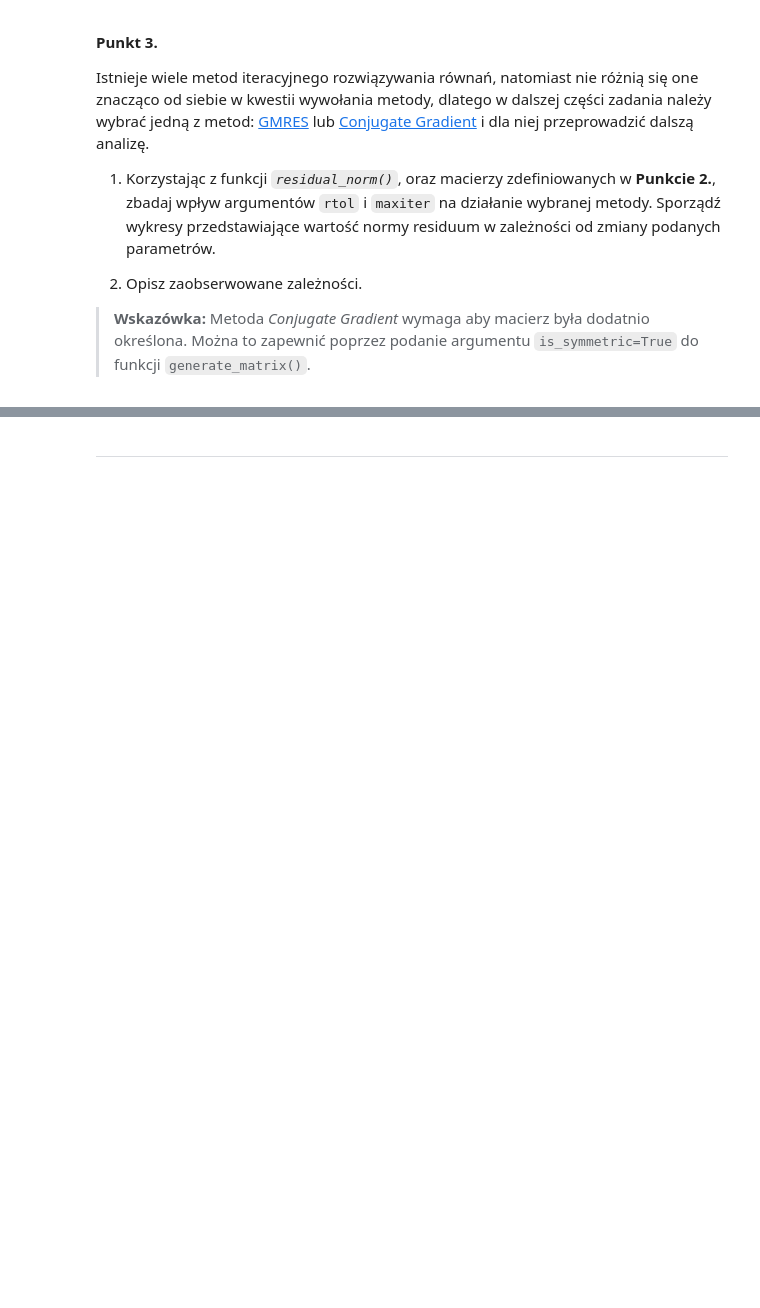
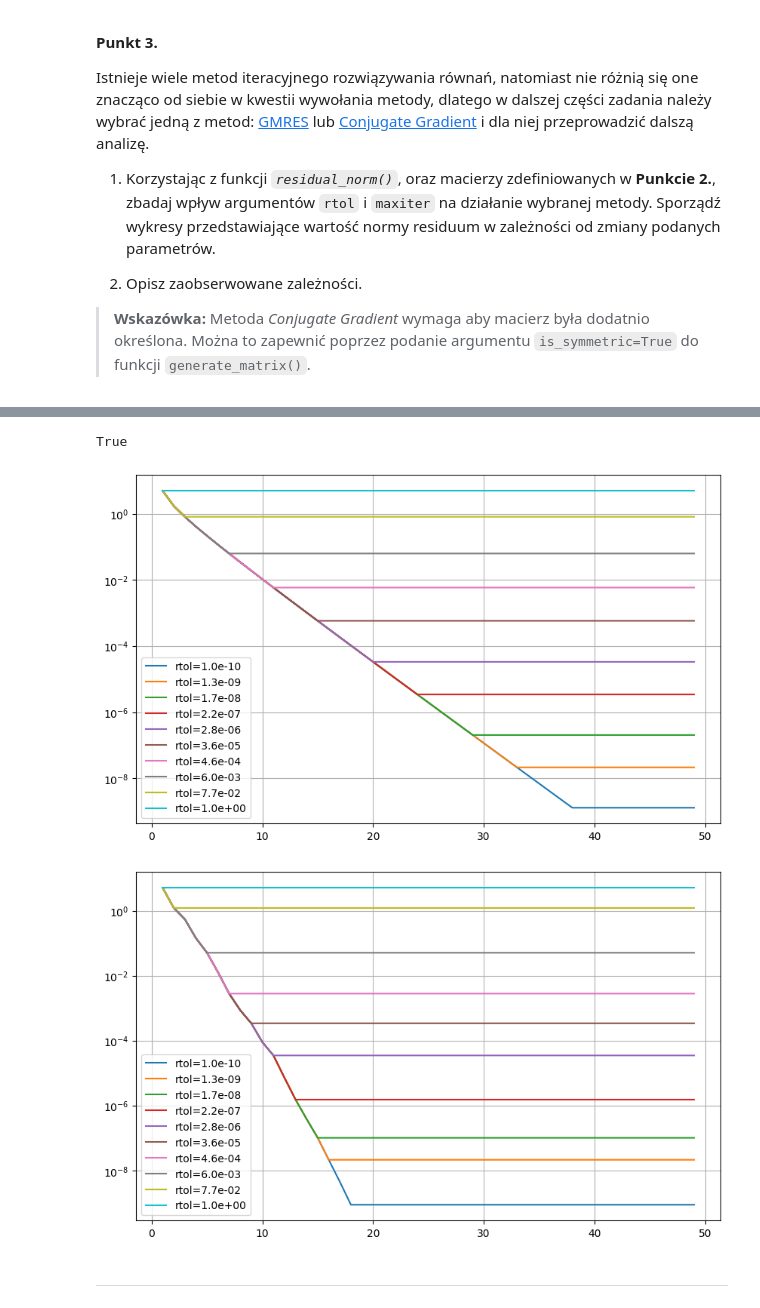
Before and after one commit to MN-KJ-2025/lab-6-sparse-matrix-Magin28, a Jupyter notebook: sprawozdanie.ipynb, the cells around one changed output, grey strips where cells are left out. Cells and saved outputs as stored; diff of their text form; code cells hidden in the pictures; blank space fills up the shorter version.

```diff
--- a/sprawozdanie.ipynb
+++ b/sprawozdanie.ipynb
@@ -238,3 +212,60 @@ None
+# %%
+# ===== Twoja implementacja tutaj =====
+A = generate_matrix(1000, is_symmetric=True)
+b = np.random.rand(1000,)
+#print(A)
+print(main.is_diagonally_dominant(A))
+rtolV = range(0, 1000)
+maxiterV = range(1, 50)
+rtolV = np.logspace(-10, 0, 10)
+A = A.toarray()
+norms1 = np.zeros((len(rtolV), len(maxiterV)))
+norms2 = np.zeros((len(rtolV), len(maxiterV)))
+for j, rtol in enumerate(rtolV):
+    for k, maxiter in enumerate(maxiterV):
+
+        x, info = sp.sparse.linalg.gmres(
+            A, b,
+            maxiter=maxiter,
+            restart=1,
+            rtol=rtol
+        )
+        norms1[j, k] = main.residual_norm(A, x, b)
+
+for j, rtol in enumerate(rtolV):
+    for k, maxiter in enumerate(maxiterV):
+
+        x, info = sp.sparse.linalg.cg(
+            A, b,
+            maxiter=maxiter,
+            rtol=rtol
+        )
+        norms2[j, k] = main.residual_norm(A, x, b)
+
+# wykres
+fig, ax = plt.subplots(figsize=(10,6))
+
+for j in range(len(rtolV)):
+    ax.plot(maxiterV, norms1[j], label=f"rtol={rtolV[j]:.1e}")
+
+ax.set_yscale('log')
+ax.grid(True)
+ax.legend()
+plt.show()
+
+fig, ax = plt.subplots(figsize=(10,6))
+
+for j in range(len(rtolV)):
+    ax.plot(maxiterV, norms2[j], label=f"rtol={rtolV[j]:.1e}")
+
+ax.set_yscale('log')
+ax.grid(True)
+ax.legend()
+plt.show()
+# %% [output]
+True
+[figure, added]
+[figure, added]
 # %% [markdown]
 ---
 # %% [markdown]
```
Also changed, not shown: parts of 3 cells of this notebook.
